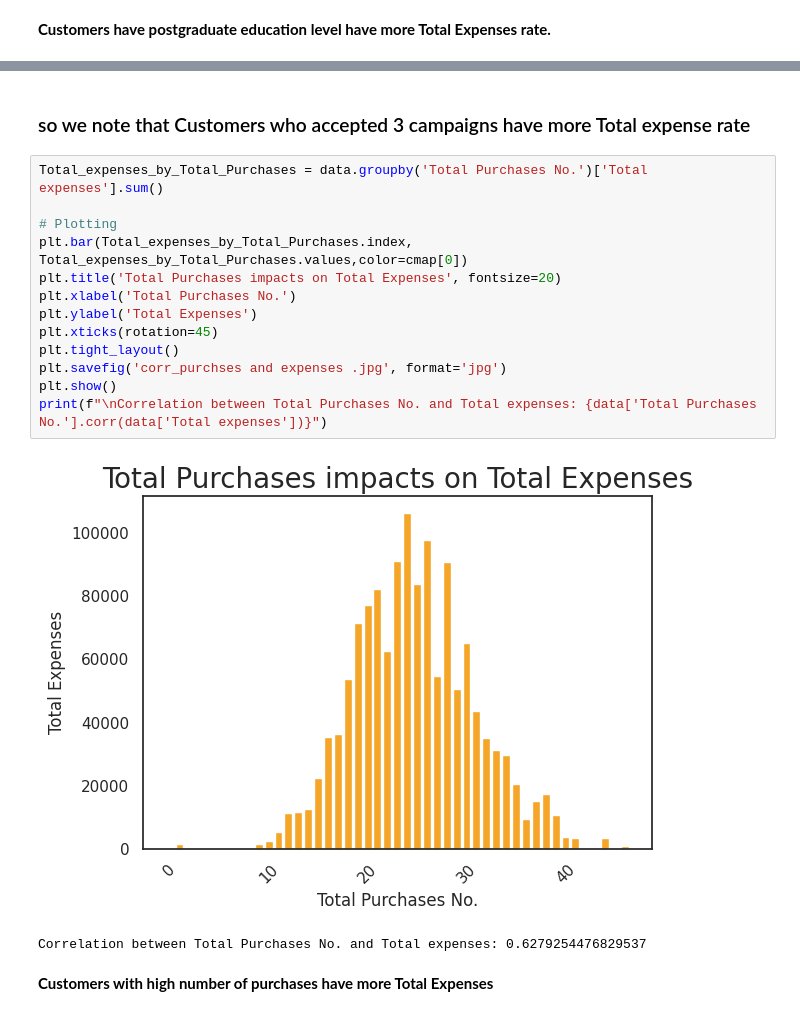
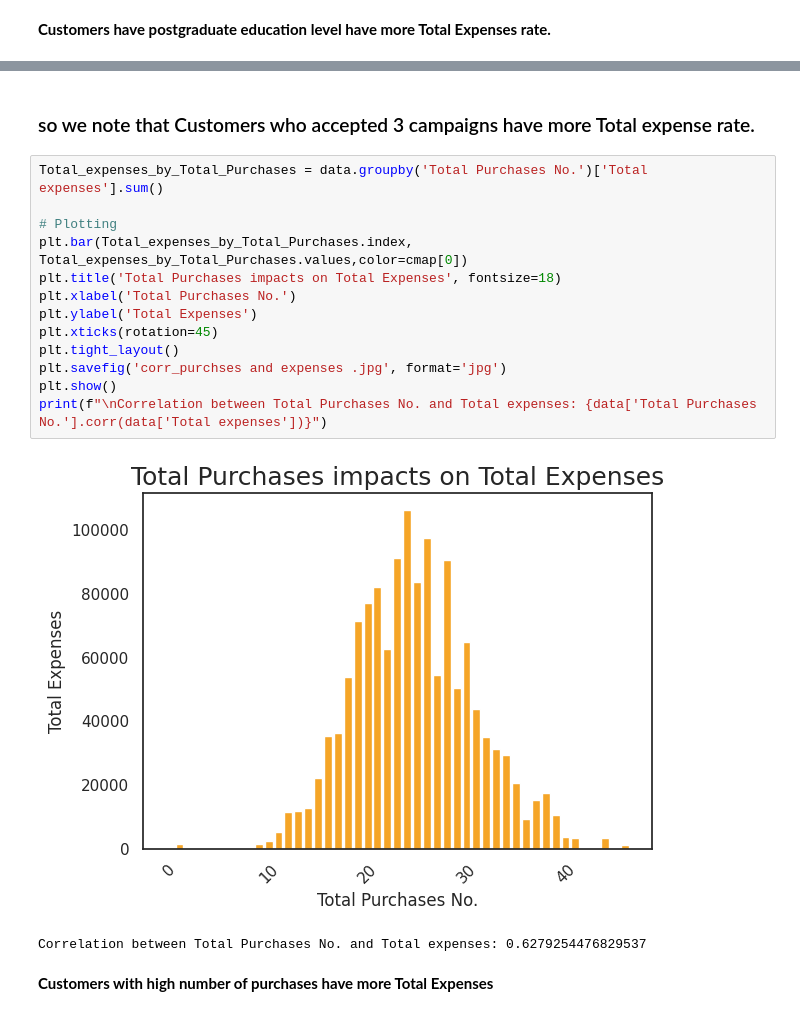
Before and after one commit to Ahlam93/CapStone-Python-Project, a Jupyter notebook: Capstone_Project_Customer_Segmentation_(2).ipynb, the cells around one changed output, grey strips where cells are left out. Cells and saved outputs as stored; diff of their text form.

```diff
--- a/Capstone_Project_Customer_Segmentation_(2).ipynb
+++ b/Capstone_Project_Customer_Segmentation_(2).ipynb
@@ -641,22 +643,22 @@ print(f"\nCorrelation between Total Accepted Campaigns and Total expenses: {data
 Correlation between Total Accepted Campaigns and Total expenses: 0.45892496164956675
 [figure]
 # %% [markdown]
-### so we note that Customers who accepted 3 campaigns have more Total expense rate
+### so we note that Customers who accepted 3 campaigns have more Total expense rate.
 # %%
 Total_expenses_by_Total_Purchases = data.groupby('Total Purchases No.')['Total expenses'].sum()
 
 # Plotting
 plt.bar(Total_expenses_by_Total_Purchases.index, Total_expenses_by_Total_Purchases.values,color=cmap[0])
-plt.title('Total Purchases impacts on Total Expenses', fontsize=20)
+plt.title('Total Purchases impacts on Total Expenses', fontsize=18)
 plt.xlabel('Total Purchases No.')
 plt.ylabel('Total Expenses')
 plt.xticks(rotation=45)
 plt.tight_layout()
 plt.savefig('corr_purchses and expenses .jpg', format='jpg')
 plt.show()
 print(f"\nCorrelation between Total Purchases No. and Total expenses: {data['Total Purchases No.'].corr(data['Total expenses'])}")
 # %% [output]
-[figure, old version]
+[figure, new version]
 Correlation between Total Purchases No. and Total expenses: 0.6279254476829537
 # %% [markdown]
 **Customers with high number of purchases have more Total Expenses**
```
Also changed, not shown: parts of 7 cells of this notebook.
